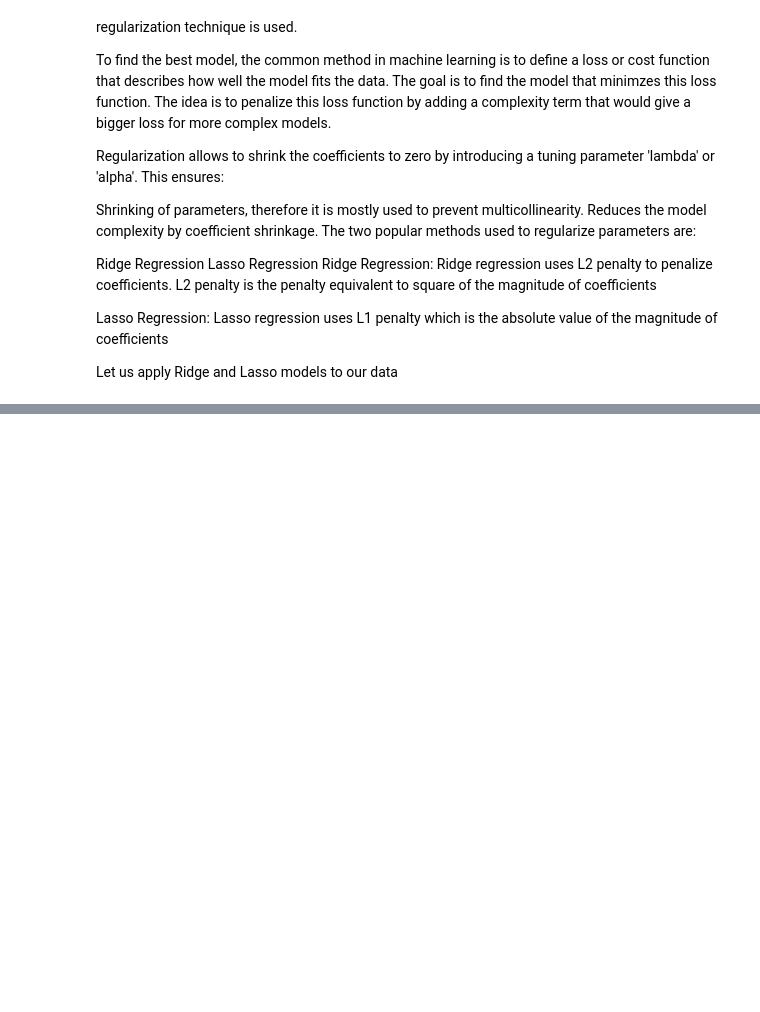
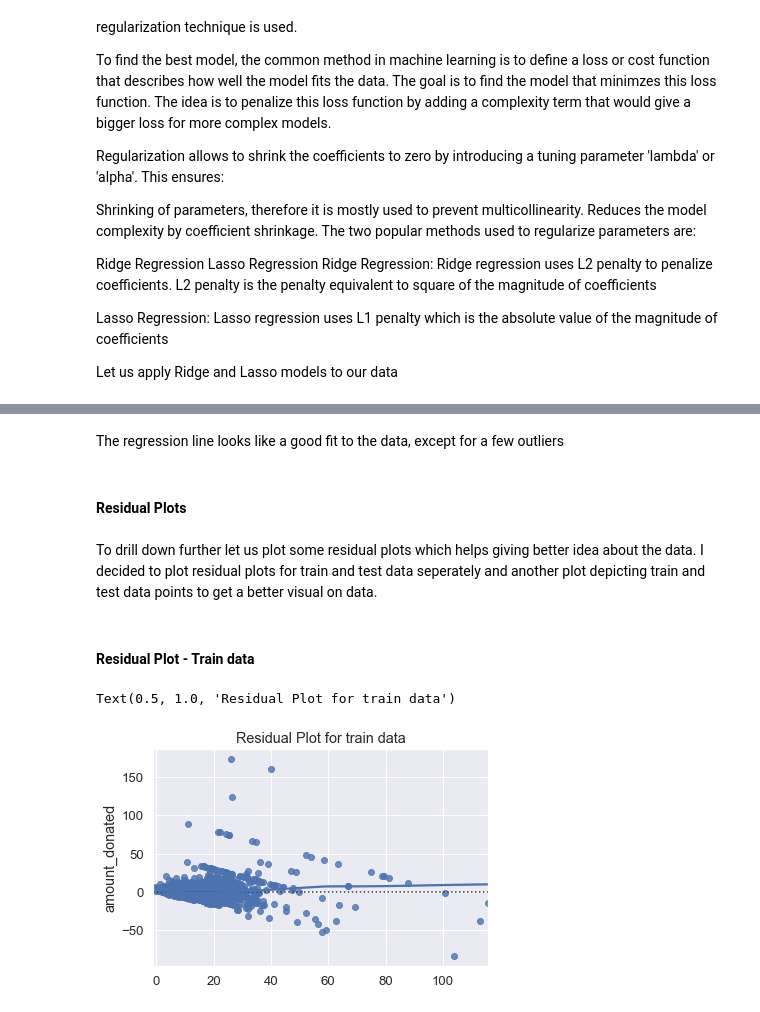
Before and after one commit to jindukwentua/Applying-Machine-Learning-to-Charity-donations, a Jupyter notebook: notebook/2nd_regression_model.ipynb, the cells around one changed output, grey strips where cells are left out. Cells and saved outputs as stored; diff of their text form; code cells hidden in the pictures; blank space fills up the shorter version.

```diff
--- a/notebook/2nd_regression_model.ipynb
+++ b/notebook/2nd_regression_model.ipynb
@@ -765,0 +837,14 @@ X_train, X_test, y_train, y_test  = train_test_split(X, y, test_size=0.3, random
+# %% [markdown]
+The regression line looks like a good fit to the data, except for a few outliers
+# %% [markdown]
+#### Residual Plots
+# %% [markdown]
+To drill down further let us plot some residual plots which helps giving better idea about the data. I decided to plot residual plots for train and test data seperately and another plot depicting train and test data points to get a better visual on data.
+# %% [markdown]
+#### Residual Plot - Train data
+# %%
+sns.residplot(x=ridge_reg.predict(X_train), y=y_train, lowess=True)
+plt.title('Residual Plot for train data')
+# %% [output]
+Text(0.5, 1.0, 'Residual Plot for train data')
+[figure, added]
```
Also changed, not shown: parts of 81 cells of this notebook, 1 other file.
